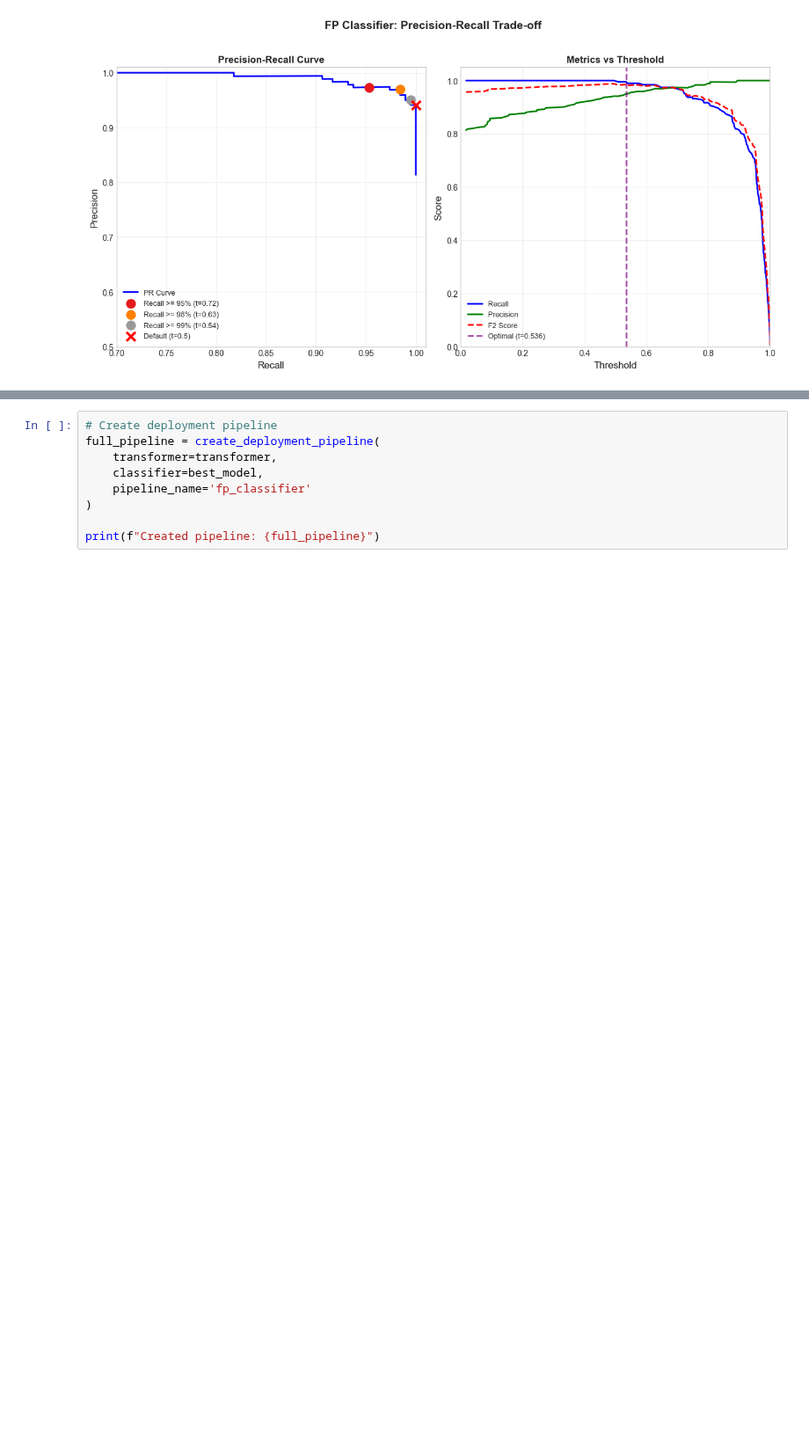
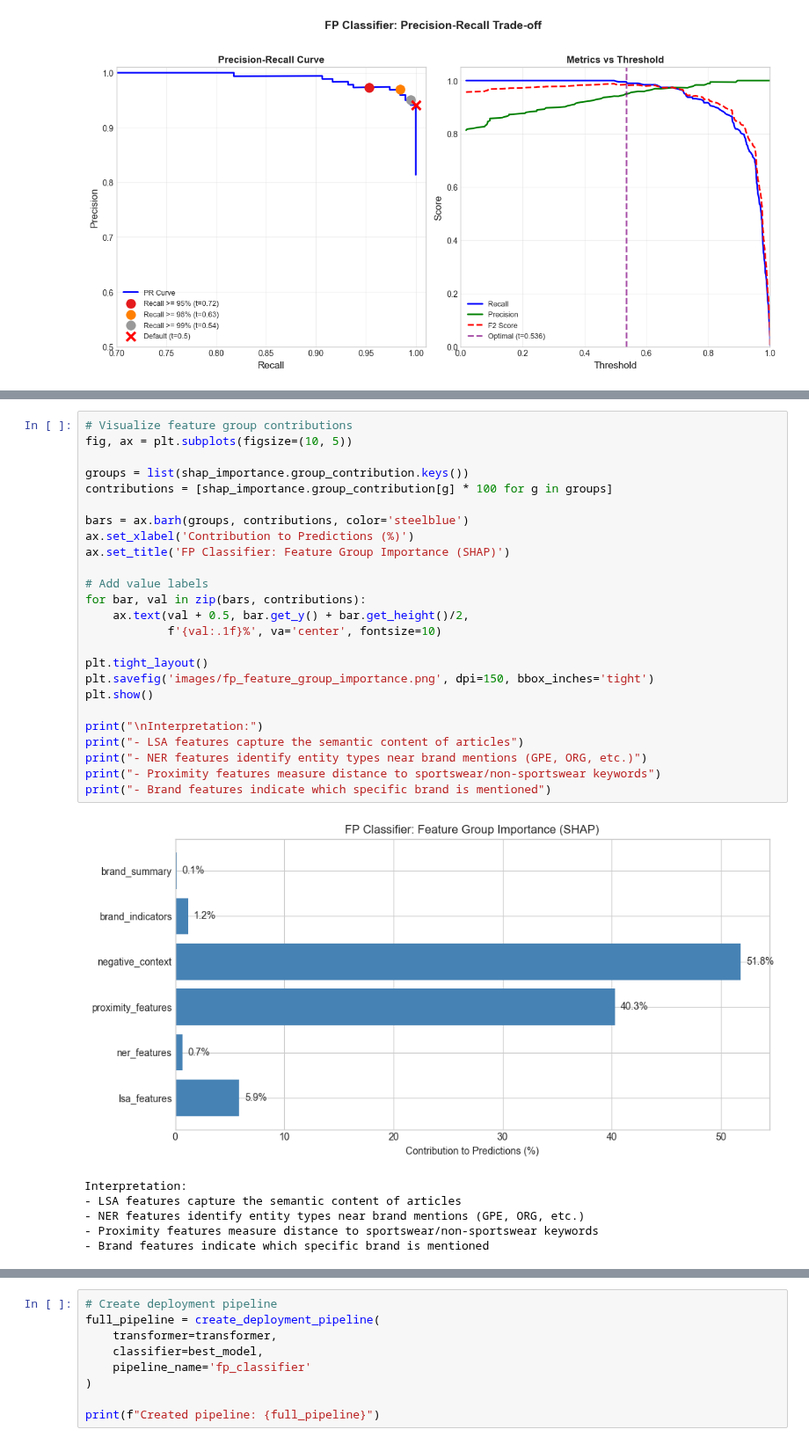
Before and after one commit to frederick-douglas-pearce/sportswear-esg-news-classifier, a Jupyter notebook: notebooks/fp3_model_evaluation_deployment.ipynb, the cells around one changed output, grey strips where cells are left out. Shown at 88% size. Saved outputs shown, nothing was run; the diff lists cells and outputs as text; blank space fills up the shorter version.

```diff
--- a/notebooks/fp3_model_evaluation_deployment.ipynb
+++ b/notebooks/fp3_model_evaluation_deployment.ipynb
@@ -375,0 +505,32 @@ Figure saved to images/fp_threshold_tradeoff.png
+# %%
+# Visualize feature group contributions
+fig, ax = plt.subplots(figsize=(10, 5))
+
+groups = list(shap_importance.group_contribution.keys())
+contributions = [shap_importance.group_contribution[g] * 100 for g in groups]
+
+bars = ax.barh(groups, contributions, color='steelblue')
+ax.set_xlabel('Contribution to Predictions (%)')
+ax.set_title('FP Classifier: Feature Group Importance (SHAP)')
+
+# Add value labels
+for bar, val in zip(bars, contributions):
+    ax.text(val + 0.5, bar.get_y() + bar.get_height()/2,
+            f'{val:.1f}%', va='center', fontsize=10)
+
+plt.tight_layout()
+plt.savefig('images/fp_feature_group_importance.png', dpi=150, bbox_inches='tight')
+plt.show()
+
+print("\nInterpretation:")
+print("- LSA features capture the semantic content of articles")
+print("- NER features identify entity types near brand mentions (GPE, ORG, etc.)")
+print("- Proximity features measure distance to sportswear/non-sportswear keywords")
+print("- Brand features indicate which specific brand is mentioned")
+# %% [output]
+[figure, added]
+Interpretation:
+- LSA features capture the semantic content of articles
+- NER features identify entity types near brand mentions (GPE, ORG, etc.)
+- Proximity features measure distance to sportswear/non-sportswear keywords
+- Brand features indicate which specific brand is mentioned
```
Also changed, not shown: parts of 15 cells of this notebook, 19 other files.
